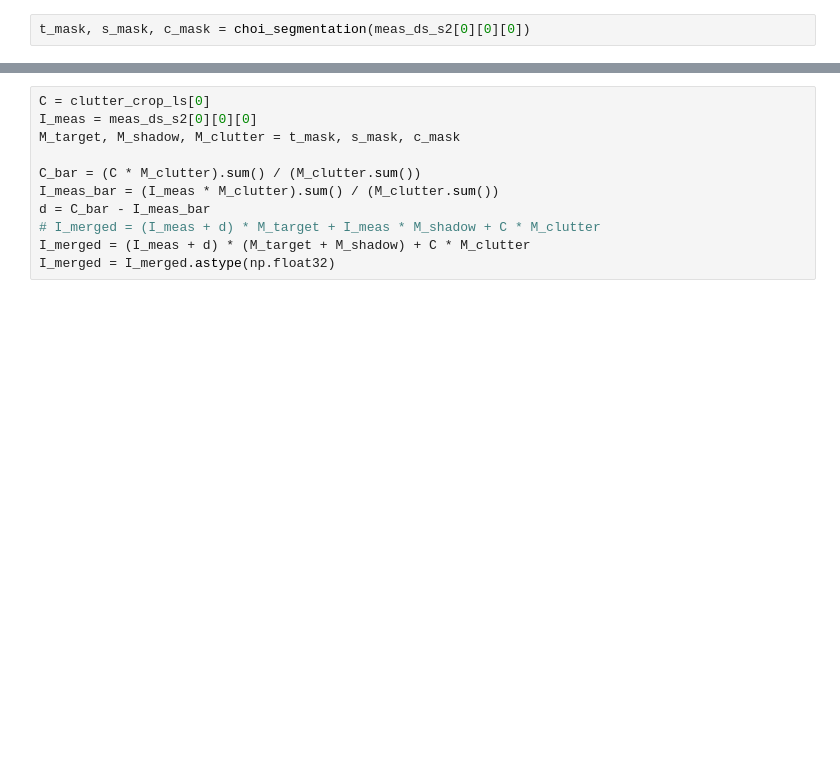
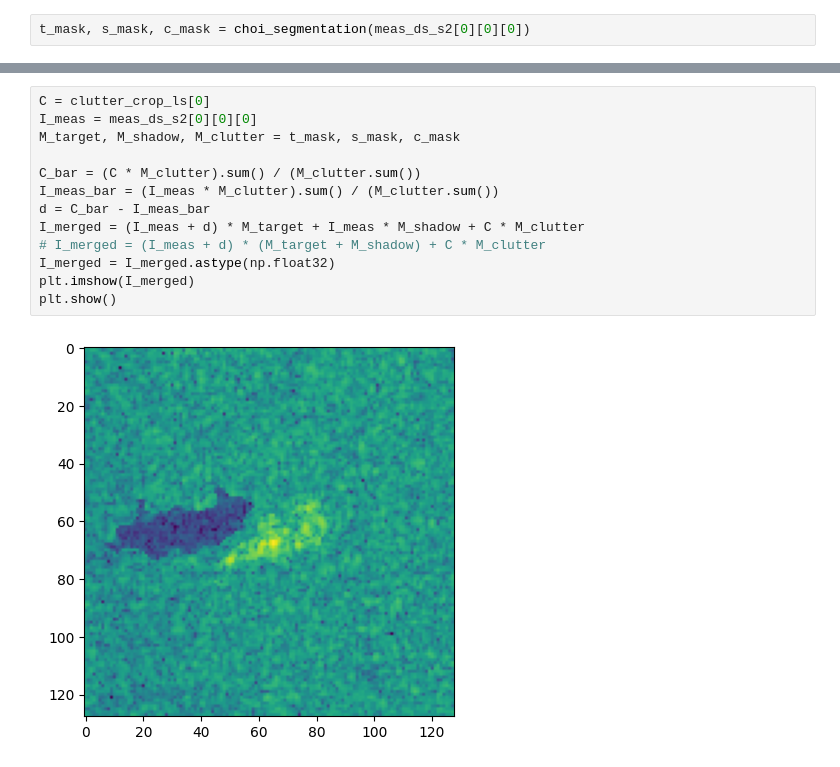
Before and after one commit to alvin-ng44/SAR_ML, a Jupyter notebook: notebooks/SSR/clutter.ipynb, the cells around one changed output, grey strips where cells are left out. Cells and saved outputs as stored; diff of their text form; blank space fills up the shorter version.

```diff
--- a/notebooks/SSR/clutter.ipynb
+++ b/notebooks/SSR/clutter.ipynb
@@ -157,12 +223,16 @@ plt.show()
 # %%
 C = clutter_crop_ls[0]
 I_meas = meas_ds_s2[0][0][0]
 M_target, M_shadow, M_clutter = t_mask, s_mask, c_mask
 
 C_bar = (C * M_clutter).sum() / (M_clutter.sum())
 I_meas_bar = (I_meas * M_clutter).sum() / (M_clutter.sum())
 d = C_bar - I_meas_bar
-# I_merged = (I_meas + d) * M_target + I_meas * M_shadow + C * M_clutter
-I_merged = (I_meas + d) * (M_target + M_shadow) + C * M_clutter
+I_merged = (I_meas + d) * M_target + I_meas * M_shadow + C * M_clutter
+# I_merged = (I_meas + d) * (M_target + M_shadow) + C * M_clutter
 I_merged = I_merged.astype(np.float32)
+plt.imshow(I_merged)
+plt.show()
+# %% [output]
+[figure, added]
 # %%
```
Also changed, not shown: parts of 11 cells of this notebook, 2 other files.
